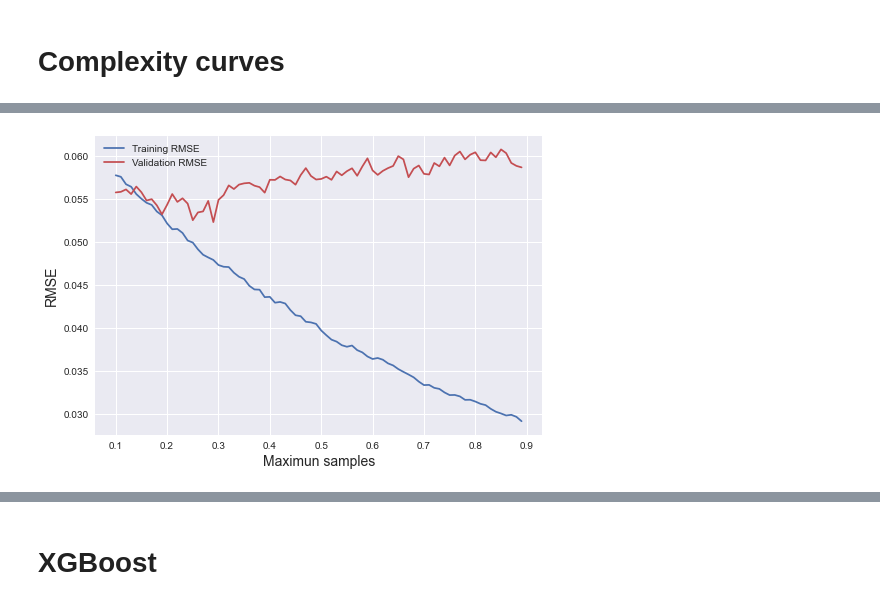
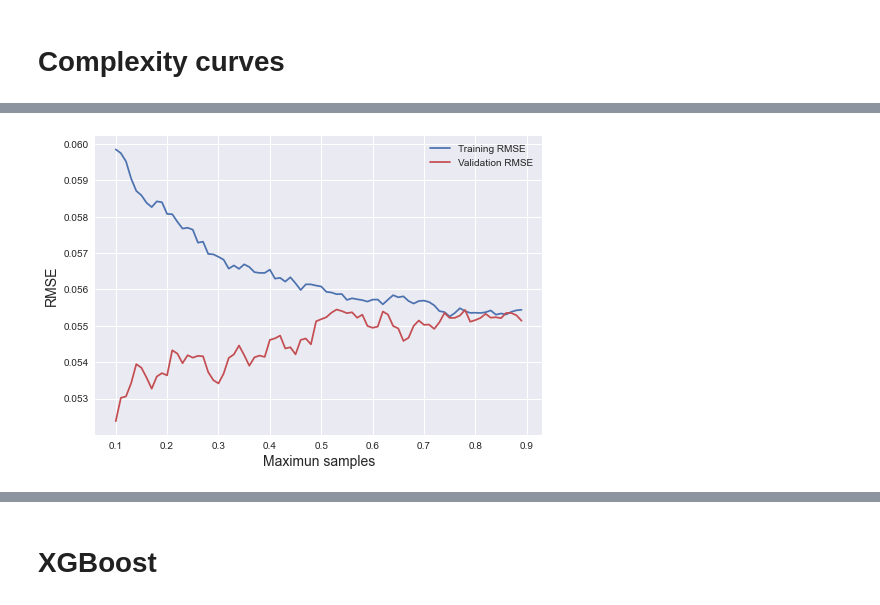
Before and after one commit to sechava4/monitoreogrid, a Jupyter notebook: app/Develops/Consumption_estimation_Journal/Model_generation_notebook.ipynb, the cells around one changed output, grey strips where cells are left out. Drawn from its saved outputs; the diff is of its cells as text; code cells hidden in the pictures.

Commit message:
testing consumption model

```diff
--- a/app/Develops/Consumption_estimation_Journal/Model_generation_notebook.ipynb
+++ b/app/Develops/Consumption_estimation_Journal/Model_generation_notebook.ipynb
@@ -1016,3 +1020,7 @@ predictions = lm_consumo.predict(test_scaled)
+# %%
+test_test['consumption_per_km'] = test_test['consumption_per_km']*1000
+predictions = lm_consumo.predict(test_test[['mean_max_power_usr', 'mean_soc','mean_speed', 'slope']])
+y_test = test_test['consumption_per_km']
 # %% [markdown]
 ## Save Linear Model
 # %%
@@ -1047,8 +1055,8 @@ y = train_lm_scaled['consumption_per_km'].values
 
 # Curva de complejidad
 # x cada uno de los parámetros max_depth': 110, 'max_samples': 0.2, 'n_estimators': 45}
-randF_regr = RandomForestRegressor(n_estimators=45, max_depth=13,
-                                   random_state=0,max_features='auto' , criterion='mse', max_samples = 0.29)
+randF_regr = RandomForestRegressor(n_estimators=53, max_depth=4,
+                                   random_state=0,max_features='auto' , criterion='mse', max_samples = 0.1)
 
 randF_regr.fit(X, y)
 y_pred = randF_regr.predict(test_scaled[['mean_max_power_usr', 'mean_soc', 'mean_speed', 'slope']].values)
@@ -1104,7 +1112,7 @@ val_r2 = []
 train_r2 = []
 
 for estimators in n_estimators:
-    reg = RandomForestRegressor(n_estimators = estimators, max_features='auto', max_depth=13, max_samples = 0.29,
+    reg = RandomForestRegressor(n_estimators = estimators, max_features='auto', max_depth=4, max_samples = 0.12,
                                 criterion = 'mse', random_state = 0)
     reg.fit(X, y)
     # Predicting the Traint set results
@@ -1159,7 +1167,7 @@ val_r2 = []
 train_r2 = []
 
 for depth in depths:
-    reg = RandomForestRegressor(n_estimators = 45, max_features='auto', max_samples = 0.29,
+    reg = RandomForestRegressor(n_estimators = 53, max_features='auto', max_samples = 0.1,
                                 max_depth=depth, criterion = 'mse', random_state = 0, n_jobs=-1)
     reg.fit(X, y)
     # Predicting the Traint set results
@@ -1214,40 +1222,40 @@ val_r2 = []
 train_r2 = []
 
 for max_sample in max_samples:
-    reg = RandomForestRegressor(n_estimators = 45, max_features='auto', max_samples = max_sample,
-                                max_depth=13, criterion = 'mse', random_state = 0, n_jobs=-1)
+    reg = RandomForestRegressor(n_estimators = 53, max_features='auto', max_samples = max_sample,
+                                max_depth=4, criterion = 'mse', random_state = 0, n_jobs=-1)
     reg.fit(X, y)
     # Predicting the Traint set results
     y_pred_train = reg.predict(X)
     train_reg_results.append(np.sqrt(mean_squared_error(y, y_pred_train)))
 
     y_pred = reg.predict(X_test)
     validation_reg_results.append(np.sqrt(mean_squared_error(y_test, y_pred)))
 
     train_reg_r2.append(mean_absolute_error(y, y_pred_train))
 
     validation_reg_r2.append(mean_absolute_error(y_test, y_pred))
 
     #print('R2 =',r2_score(y_test, predictions))
 
 for i in range(len(train_reg_results)):
     train_acc.append(train_reg_results[i])
     val_acc.append(validation_reg_results[i])
     train_r2.append(train_reg_r2[i])
     val_r2.append(validation_reg_r2[i])
 
 
 plt.figure('Complexity curve')
 plt.style.use('seaborn')
 plt.plot(max_samples, train_acc, 'b', label = 'Training RMSE')
 plt.plot(max_samples, val_acc, 'r', label = 'Validation RMSE')
 plt.ylabel('RMSE', fontsize = 14)
 plt.xlabel('Maximun samples', fontsize = 14)
 # plt.title('Complexity curves for random forest', fontsize = 18, y = 1.03)
 plt.legend()
 plt.show()
 # %% [output]
-[figure, old version]
+[figure, new version]
 # %%
 max_samples[val_acc.index(min(val_acc))]
 # %% [output]
```
Also changed, not shown: parts of 34 cells of this notebook, 12 other files.
